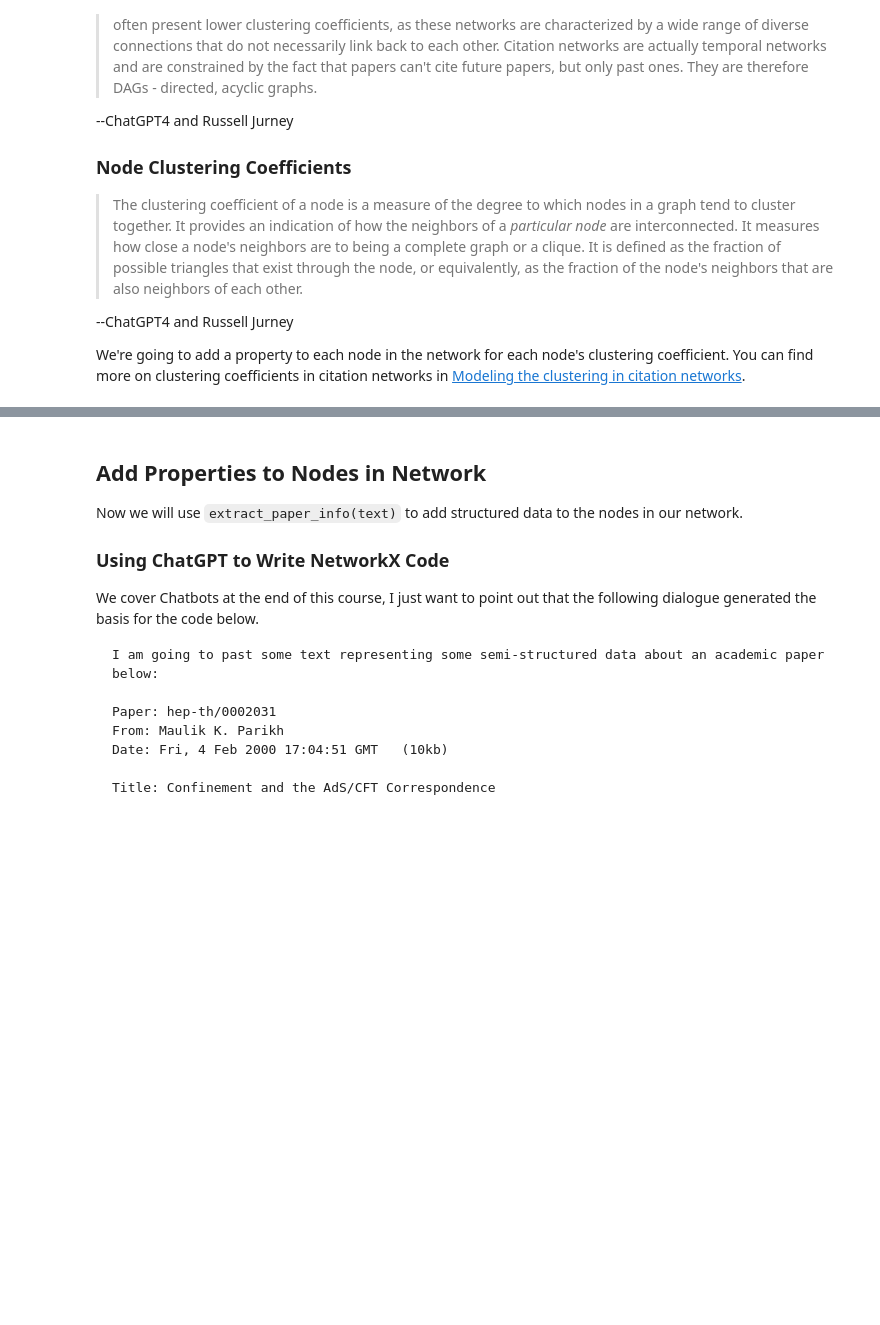
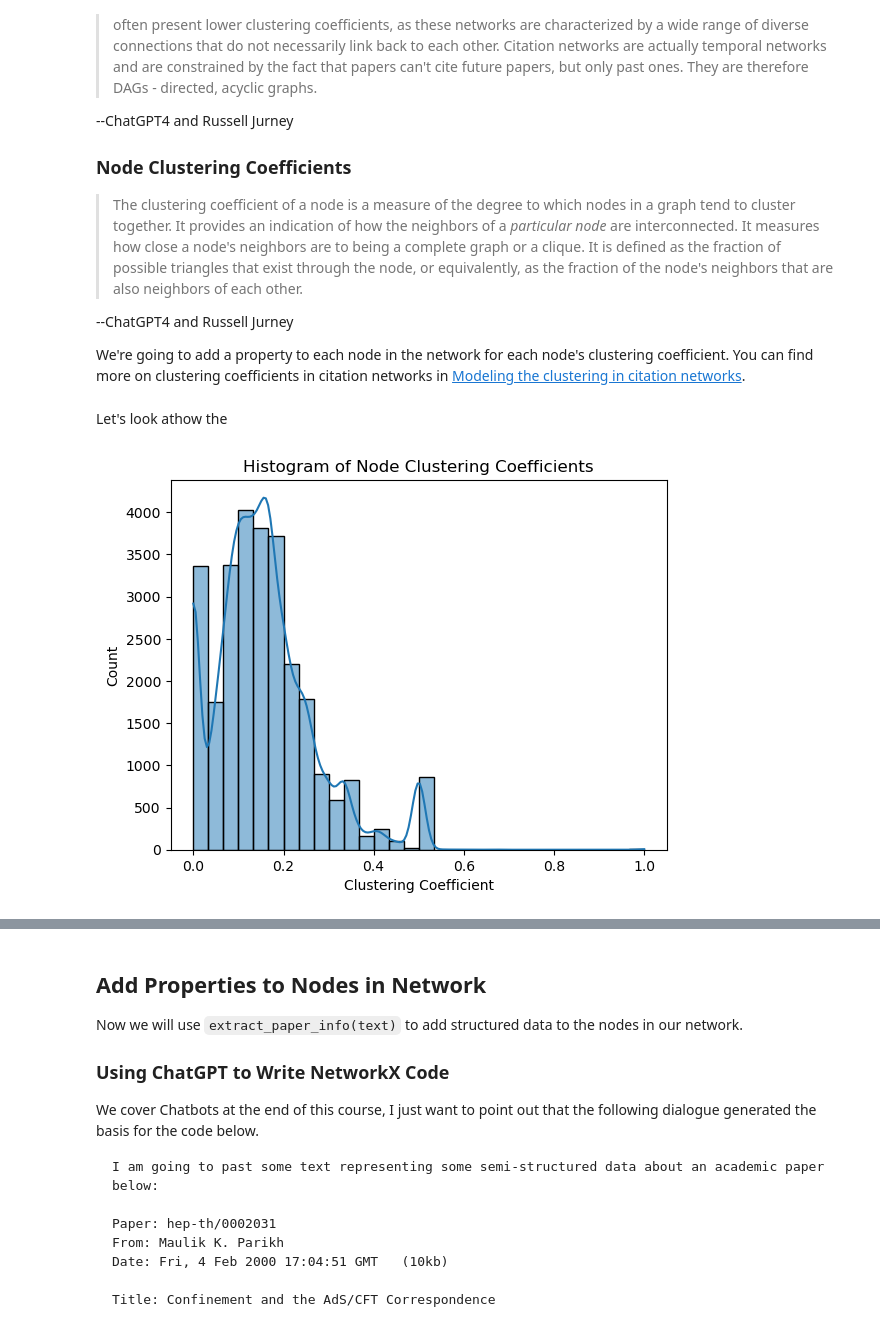
Before and after one commit to Graphlet-AI/graphml-class, a Jupyter notebook: Part 2 - Quantitative Networks - Social Network Analysis and Network Science.ipynb, the cells around one changed output, grey strips where cells are left out. Drawn from its saved outputs; the diff is of its cells as text; code cells hidden in the pictures; blank space fills up the shorter version.

Commit message:
Plus a histogram of clustering coefficient

```diff
--- a/Part 2 - Quantitative Networks - Social Network Analysis and Network Science.ipynb
+++ b/Part 2 - Quantitative Networks - Social Network Analysis and Network Science.ipynb
@@ -170,6 +170,20 @@ clustering_coeffs = nx.clustering(G)
 
 for node, clustering_coeff in clustering_coeffs.items():
     G.nodes[node]['clustering_coefficient'] = clustering_coeff
+# %% [markdown]
+Let's look athow the
+# %%
+# Get connected components and their sizes
+clustering_coeff_counts = [val for key, val in clustering_coeffs.items()]
+
+# Use seaborn to create the histogram
+sns.histplot(clustering_coeff_counts, kde=True, bins=30, log_scale=False)
+plt.title('Histogram of Node Clustering Coefficients')
+plt.xlabel('Clustering Coefficient')
+plt.ylabel('Count')
+plt.show()
+# %% [output]
+[figure, added]
 # %%
 G.nodes["9711194"]
 # %% [output]
```
Also changed, not shown: parts of 2 cells of this notebook.
